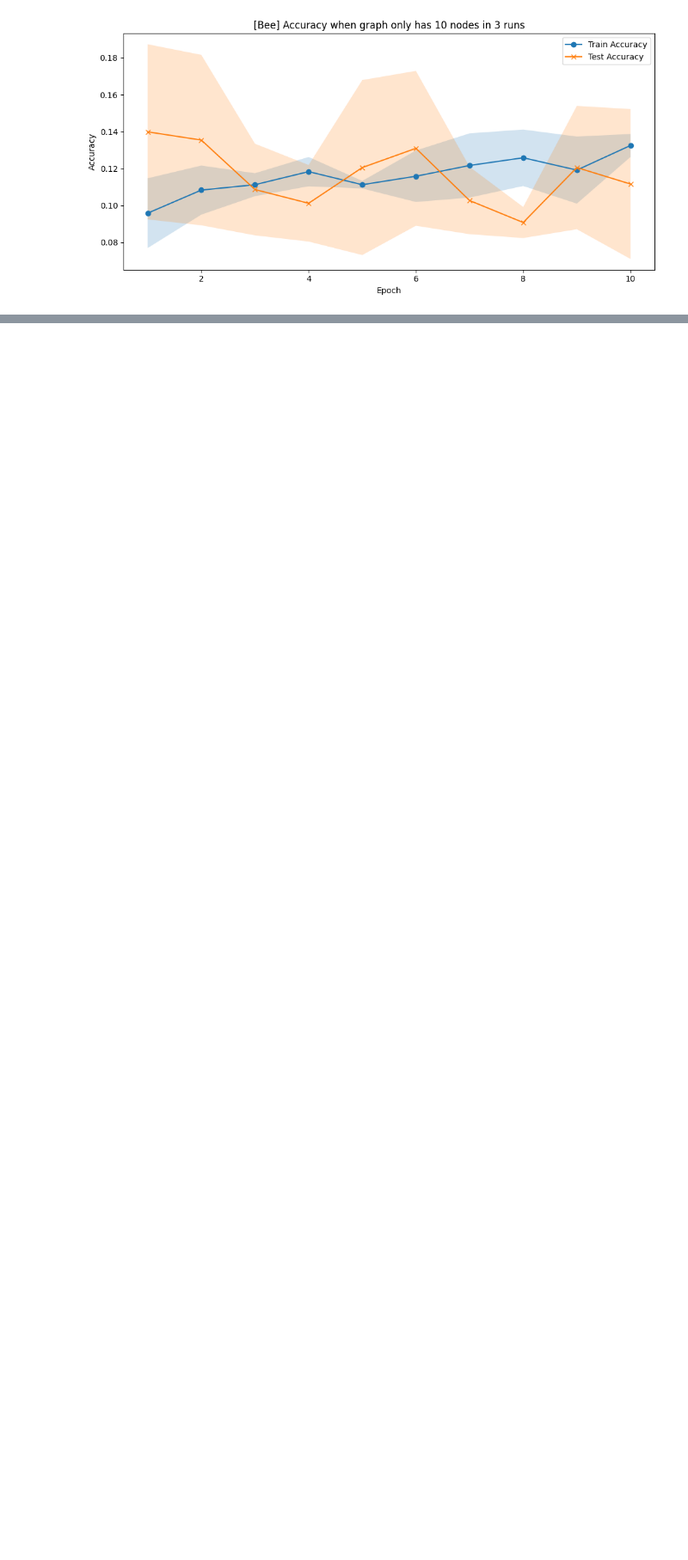
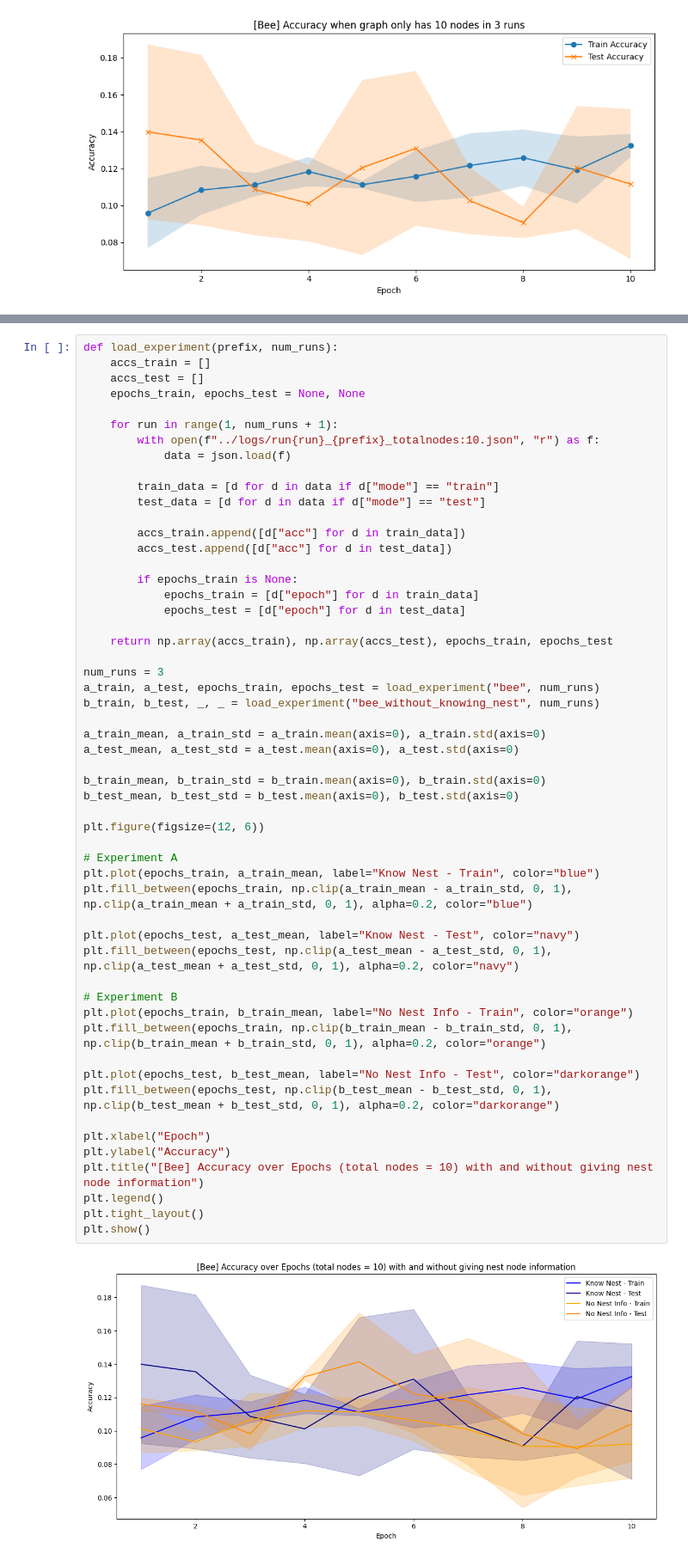
Before and after one commit to nabilasiregar/emergent-communication, a Jupyter notebook: analysis/plot.ipynb, the cells around one changed output, grey strips where cells are left out. Shown at 86% size. Cells and saved outputs as stored; diff of their text form; blank space fills up the shorter version.

```diff
--- a/analysis/plot.ipynb
+++ b/analysis/plot.ipynb
@@ -105,3 +197,59 @@ plt.show()
+# %%
+def load_experiment(prefix, num_runs):
+    accs_train = []
+    accs_test = []
+    epochs_train, epochs_test = None, None
+
+    for run in range(1, num_runs + 1):
+        with open(f"../logs/run{run}_{prefix}_totalnodes:10.json", "r") as f:
+            data = json.load(f)
+
+        train_data = [d for d in data if d["mode"] == "train"]
+        test_data = [d for d in data if d["mode"] == "test"]
+
+        accs_train.append([d["acc"] for d in train_data])
+        accs_test.append([d["acc"] for d in test_data])
+
+        if epochs_train is None:
+            epochs_train = [d["epoch"] for d in train_data]
+            epochs_test = [d["epoch"] for d in test_data]
+
+    return np.array(accs_train), np.array(accs_test), epochs_train, epochs_test
+
+num_runs = 3
+a_train, a_test, epochs_train, epochs_test = load_experiment("bee", num_runs)
+b_train, b_test, _, _ = load_experiment("bee_without_knowing_nest", num_runs)
+
+a_train_mean, a_train_std = a_train.mean(axis=0), a_train.std(axis=0)
+a_test_mean, a_test_std = a_test.mean(axis=0), a_test.std(axis=0)
+
+b_train_mean, b_train_std = b_train.mean(axis=0), b_train.std(axis=0)
+b_test_mean, b_test_std = b_test.mean(axis=0), b_test.std(axis=0)
+
+plt.figure(figsize=(12, 6))
+
+# Experiment A
+plt.plot(epochs_train, a_train_mean, label="Know Nest - Train", color="blue")
+plt.fill_between(epochs_train, np.clip(a_train_mean - a_train_std, 0, 1), np.clip(a_train_mean + a_train_std, 0, 1), alpha=0.2, color="blue")
+
+plt.plot(epochs_test, a_test_mean, label="Know Nest - Test", color="navy")
+plt.fill_between(epochs_test, np.clip(a_test_mean - a_test_std, 0, 1), np.clip(a_test_mean + a_test_std, 0, 1), alpha=0.2, color="navy")
+
+# Experiment B
+plt.plot(epochs_train, b_train_mean, label="No Nest Info - Train", color="orange")
+plt.fill_between(epochs_train, np.clip(b_train_mean - b_train_std, 0, 1), np.clip(b_train_mean + b_train_std, 0, 1), alpha=0.2, color="orange")
+
+plt.plot(epochs_test, b_test_mean, label="No Nest Info - Test", color="darkorange")
+plt.fill_between(epochs_test, np.clip(b_test_mean - b_test_std, 0, 1), np.clip(b_test_mean + b_test_std, 0, 1), alpha=0.2, color="darkorange")
+
+plt.xlabel("Epoch")
+plt.ylabel("Accuracy")
+plt.title("[Bee] Accuracy over Epochs (total nodes = 10) with and without giving nest node information")
+plt.legend()
+plt.tight_layout()
+plt.show()
+# %% [output]
+[figure, added]
 # %%
 file_pattern = "../logs/sparse_run1_bee_totalnodes:*.json"
 num_of_nodes = {10, 20, 30, 50}
```
Also changed, not shown: parts of 4 cells of this notebook, 4 other files.
